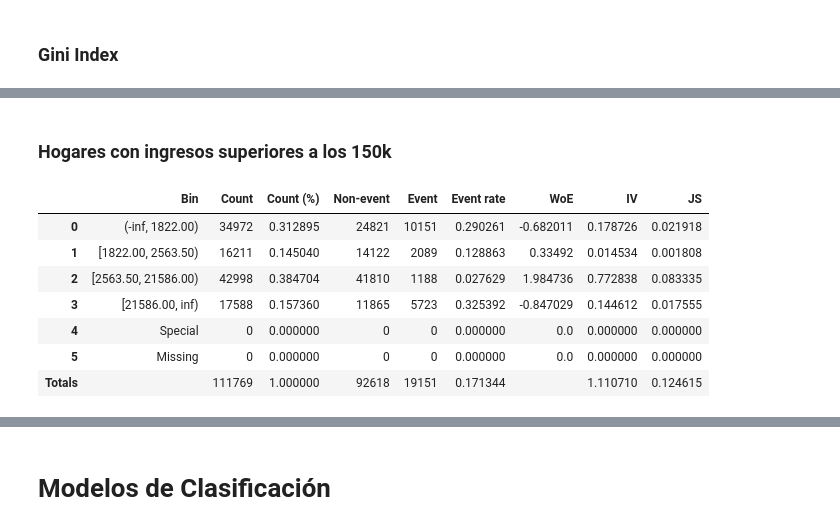
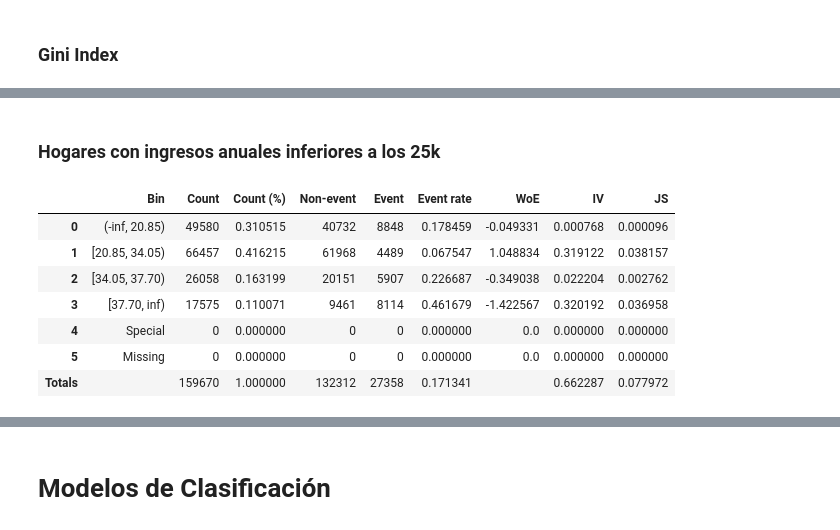
Before and after one commit to dnunez29/Trabajo-Final-Graduacion, a Jupyter notebook: Scripts/TFM_DanielNunez_ModeloGeoespacial.ipynb, the cells around one changed output, grey strips where cells are left out. Saved outputs shown, nothing was run; the diff lists cells and outputs as text; code cells hidden in the pictures.

```diff
--- a/Scripts/TFM_DanielNunez_ModeloGeoespacial.ipynb
+++ b/Scripts/TFM_DanielNunez_ModeloGeoespacial.ipynb
@@ -825,3 +730,14 @@ df_resultados.head(100)
 # %%
-train = df_train_with_lag.dropna().copy()
+# Transformaciones de variables
+train['white_population'] = (train['white_race']) / train['population']
+train['non_white_population'] =  (train['black_race'] + train['latino_race'] + train['asian_race']) / train['population']
+
+train["hour_sin"] = np.sin(2 * np.pi * train["hour"] / 24)
+train["hour_cos"] = np.cos(2 * np.pi * train["hour"] / 24)
+
+test['white_population'] = (test['white_race']) / test['population']
+test['non_white_population'] =  (test['black_race'] + test['latino_race'] + test['asian_race']) / test['population']
+
+test["hour_sin"] = np.sin(2 * np.pi * test["hour"] / 24)
+test["hour_cos"] = np.cos(2 * np.pi * test["hour"] / 24)
 # %% [markdown]
@@ -1351,3 +1195,13 @@ X_train, X_test, y_train, y_test = train_test_split(
+# %%
+# Subdividimos la data en X_train, X_test, y_train, y_test
+
+X_train = train.drop(['risk_score', 'risk_level'], axis = 1)
+y_train = train['risk_level']
+y_train = (y_train == 'High').astype(int)
+
+X_test = test.drop(['risk_score', 'risk_level'], axis = 1)
+y_test = test['risk_level']
+y_test = (y_test == 'High').astype(int)
 # %% [markdown]
 ### Gini Index
 # %%
@@ -1408,0 +1252,10 @@ Index(['dc_dist', 'psa', 'date', 'hour', 'crime_description', 'id',
+# %%
+variable = 'mean_income'
+
+optb = OptimalBinning(name=variable, dtype="numerical", solver="cp")
+# Una vez definido podemos pasar a estimarlo
+optb.fit(X_train[variable], y_train)
+optb.splits
+
+binning_table = optb.binning_table
+binning_table.build()
@@ -1409,14 +1273,24 @@ Index(['dc_dist', 'psa', 'date', 'hour', 'crime_description', 'id',
+# %%
+# Transformación WOE en el conjunto train
+new_variable_name = f"{variable}_WOE"
+X_train[new_variable_name] = optb.transform(X_train[variable].values, metric="woe")
+
+# Transformación WOE en el conjunto test
+new_variable_name = f"{variable}_WOE"
+X_test[new_variable_name] = optb.transform(X_test[variable].values, metric="woe")
 # %% [markdown]
-### Hogares con ingresos superiores a los 150k
+### Hogares con ingresos anuales inferiores a los 25k
 # %%
-optb, binning_table = optimal_binning(X_train, y_train, 'latino_race')
+variable = 'household_25k_or_less'
+
+optb, binning_table = optimal_binning(X_train, y_train, variable)
 binning_table.build()
 # %% [output]
 |  | Bin | Count | Count (%) | Non-event | Event | Event rate | WoE | IV | JS |
-| 0 | (-inf, 1822.00) | 34972 | 0.312895 | 24821 | 10151 | 0.290261 | -0.682011 | 0.178726 | 0.021918 |
-| 1 | [1822.00, 2563.50) | 16211 | 0.145040 | 14122 | 2089 | 0.128863 | 0.33492 | 0.014534 | 0.001808 |
-| 2 | [2563.50, 21586.00) | 42998 | 0.384704 | 41810 | 1188 | 0.027629 | 1.984736 | 0.772838 | 0.083335 |
-| 3 | [21586.00, inf) | 17588 | 0.157360 | 11865 | 5723 | 0.325392 | -0.847029 | 0.144612 | 0.017555 |
+| 0 | (-inf, 20.85) | 49580 | 0.310515 | 40732 | 8848 | 0.178459 | -0.049331 | 0.000768 | 0.000096 |
+| 1 | [20.85, 34.05) | 66457 | 0.416215 | 61968 | 4489 | 0.067547 | 1.048834 | 0.319122 | 0.038157 |
+| 2 | [34.05, 37.70) | 26058 | 0.163199 | 20151 | 5907 | 0.226687 | -0.349038 | 0.022204 | 0.002762 |
+| 3 | [37.70, inf) | 17575 | 0.110071 | 9461 | 8114 | 0.461679 | -1.422567 | 0.320192 | 0.036958 |
 | 4 | Special | 0 | 0.000000 | 0 | 0 | 0.000000 | 0.0 | 0.000000 | 0.000000 |
 | 5 | Missing | 0 | 0.000000 | 0 | 0 | 0.000000 | 0.0 | 0.000000 | 0.000000 |
-| Totals |  | 111769 | 1.000000 | 92618 | 19151 | 0.171344 |  | 1.110710 | 0.124615 |
+| Totals |  | 159670 | 1.000000 | 132312 | 27358 | 0.171341 |  | 0.662287 | 0.077972 |
```
Also changed, not shown: parts of 97 cells of this notebook, 2 other files.
